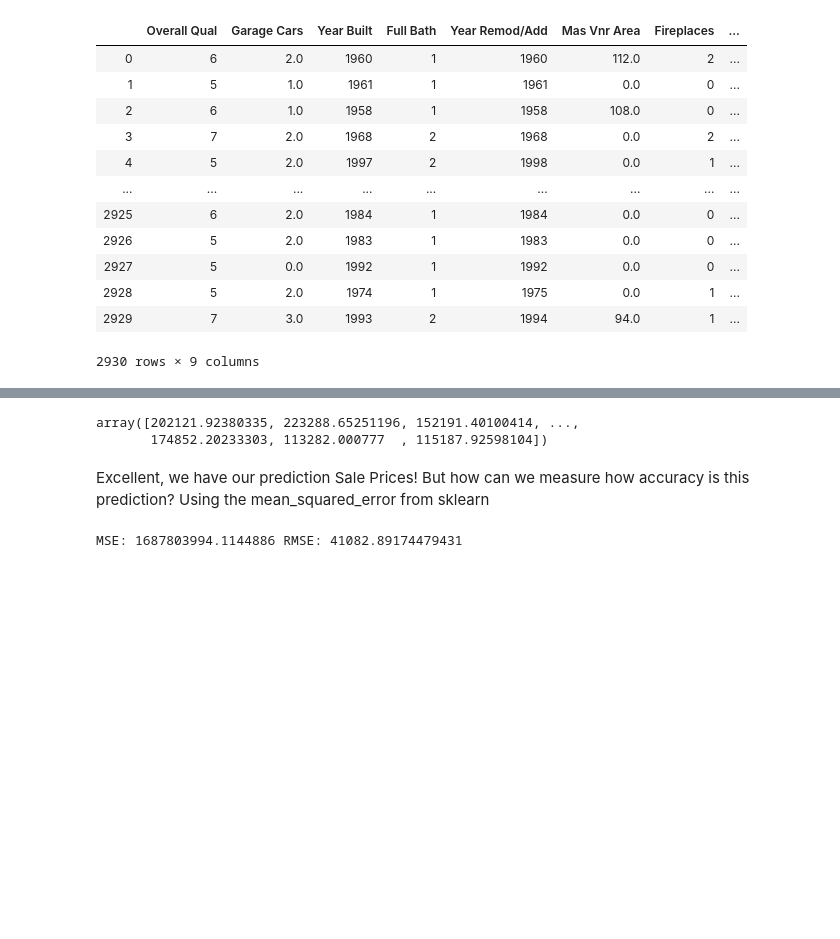
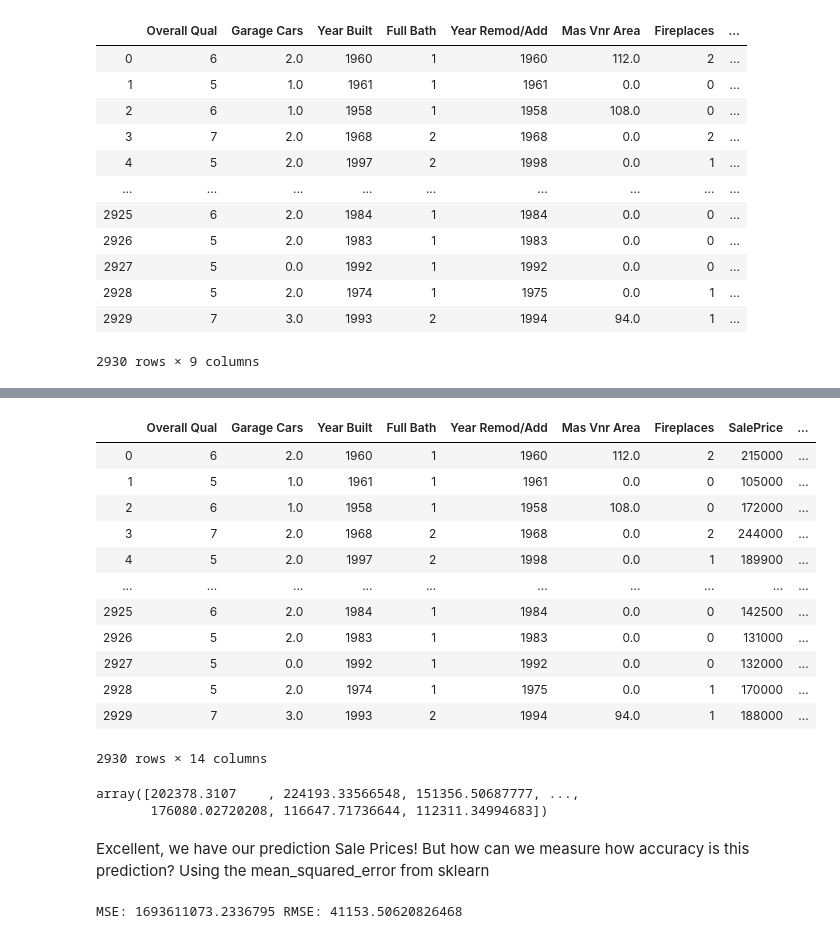
Before and after one commit to marcelpinheiro/malum, a Jupyter notebook: Malum - Linear regression ver 3.0.ipynb, the cells around one changed output, grey strips where cells are left out. Drawn from its saved outputs; the diff is of its cells as text; code cells hidden in the pictures; blank space fills up the shorter version.

```diff
--- a/Malum - Linear regression ver 3.0.ipynb
+++ b/Malum - Linear regression ver 3.0.ipynb
@@ -196,3 +196,10 @@ dtype: float64
 | 2928 | 5 | 2.0 | 1974 | 1 | 1975 | 0.0 | 1 | ... |
 | 2929 | 7 | 3.0 | 1993 | 2 | 1994 | 94.0 | 1 | ... |
 2930 rows × 9 columns
+# %%
+#Agora que selecionamos nossas features, vamos converter novamente nossas categorical features para seus respectivos nomes
+#e em seguida vamos usar o get_dummies do pandas para criarmos colunas com cada opção das categorical features,
+#no caso apenas a Foundation
+
+data['Foundation'] = le.inverse_transform(data['Foundation'])
+data
@@ -199,3 +220,20 @@ dtype: float64
+# %%
+data = pd.get_dummies(data)
+data
+# %% [output]
+|  | Overall Qual | Garage Cars | Year Built | Full Bath | Year Remod/Add | Mas Vnr Area | Fireplaces | SalePrice | ... |
+| 0 | 6 | 2.0 | 1960 | 1 | 1960 | 112.0 | 2 | 215000 | ... |
+| 1 | 5 | 1.0 | 1961 | 1 | 1961 | 0.0 | 0 | 105000 | ... |
+| 2 | 6 | 1.0 | 1958 | 1 | 1958 | 108.0 | 0 | 172000 | ... |
+| 3 | 7 | 2.0 | 1968 | 2 | 1968 | 0.0 | 2 | 244000 | ... |
+| 4 | 5 | 2.0 | 1997 | 2 | 1998 | 0.0 | 1 | 189900 | ... |
+| ... | ... | ... | ... | ... | ... | ... | ... | ... | ... |
+| 2925 | 6 | 2.0 | 1984 | 1 | 1984 | 0.0 | 0 | 142500 | ... |
+| 2926 | 5 | 2.0 | 1983 | 1 | 1983 | 0.0 | 0 | 131000 | ... |
+| 2927 | 5 | 0.0 | 1992 | 1 | 1992 | 0.0 | 0 | 132000 | ... |
+| 2928 | 5 | 2.0 | 1974 | 1 | 1975 | 0.0 | 1 | 170000 | ... |
+| 2929 | 7 | 3.0 | 1993 | 2 | 1994 | 94.0 | 1 | 188000 | ... |
+2930 rows × 14 columns
 # %%
 from sklearn.linear_model import LinearRegression
 from sklearn.model_selection import train_test_split
@@ -219,8 +257,8 @@ predict = model.predict(test)
 
 predict
 # %% [output]
-array([202121.92380335, 223288.65251196, 152191.40100414, ...,
-       174852.20233303, 113282.000777  , 115187.92598104])
+array([202378.3107    , 224193.33566548, 151356.50687777, ...,
+       176080.02720208, 116647.71736644, 112311.34994683])
 # %% [markdown]
 Excellent, we have our prediction Sale Prices! But how can we measure how accuracy is this prediction? Using the mean_squared_error from sklearn
 # %%
@@ -231,4 +269,4 @@ MSE = mean_squared_error(predict,testSalePrice)
 RMSE = np.sqrt(MSE)
 print('MSE:',MSE,'RMSE:',RMSE)
 # %% [output]
-MSE: 1687803994.1144886 RMSE: 41082.89174479431
+MSE: 1693611073.2336795 RMSE: 41153.50620826468
```
Also changed, not shown: parts of 1 cell of this notebook.
